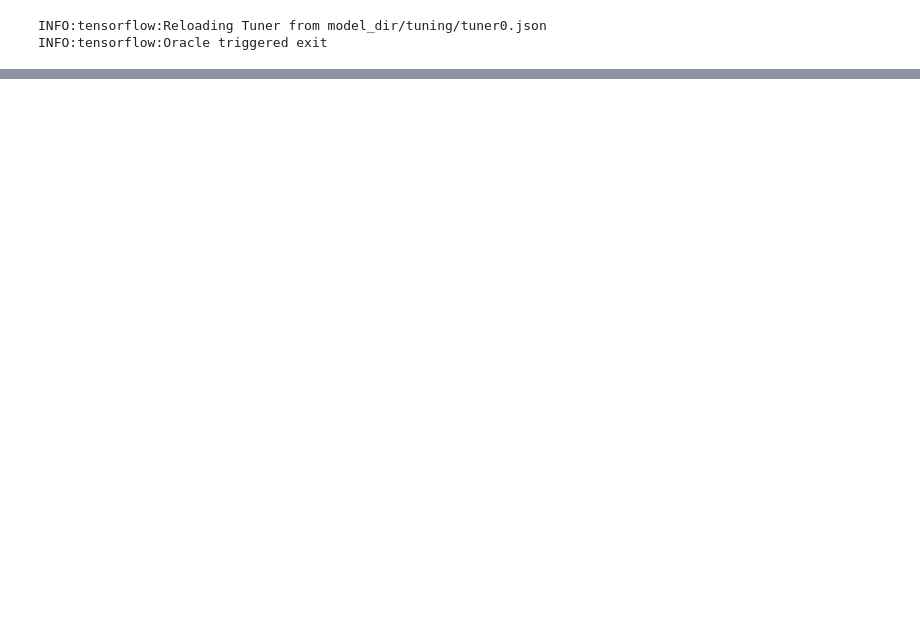
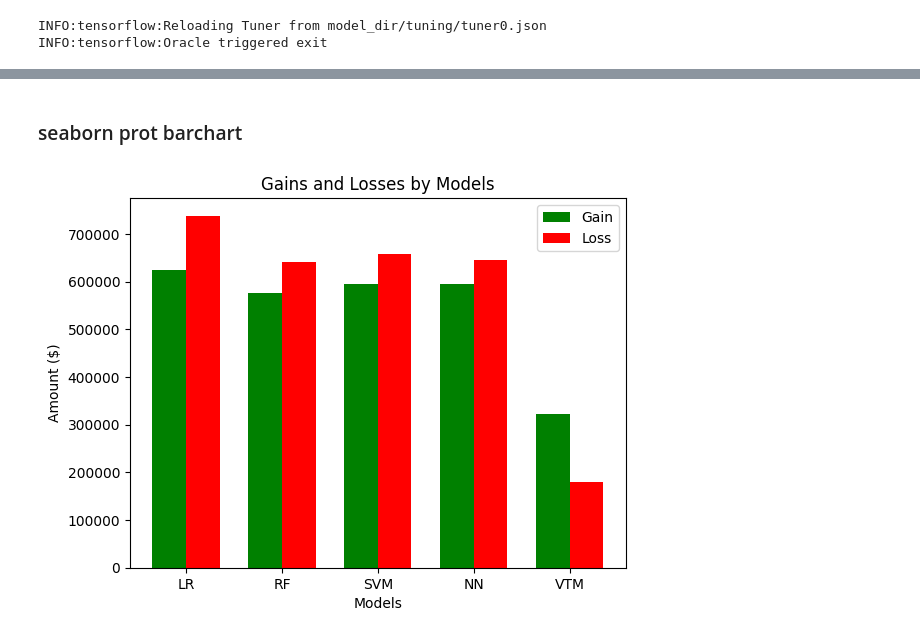
Before and after one commit to dbellenberg/CostSensitiveCreditRisk, a Jupyter notebook: final_project/merged_final_version/final_ml_project.ipynb, the cells around one changed output, grey strips where cells are left out. Drawn from its saved outputs; the diff is of its cells as text; code cells hidden in the pictures; blank space fills up the shorter version.

```diff
--- a/final_project/merged_final_version/final_ml_project.ipynb
+++ b/final_project/merged_final_version/final_ml_project.ipynb
@@ -750,0 +627,7 @@ Model Votes:
+# %%
+sample = X_test[6]  # Select the first sample from the test set
+
+# Use the voting function to predict the class of the sample
+model_probs = model_probabilities(models, sample.reshape(1, -1), threshold= 0.7)
+
+hlp.print_votes_and_prediction(model_probs, threshold=0.7)
@@ -832,7 +737,17 @@ find_optimal_threshold(models, X_test, y_test, start=0.7, stop=0.75, step=0.01)
 # %%
-exsp_profit, poss_profit, TP, FP = expected_profit(models, X_test, y_test, 0.75)
+exsp_profit, poss_profit, TP, FP, TN, FN = expected_profit(models, X_test, y_test, 0.75)
 
 print(f"Actual profit: {exsp_profit}$ / max. possible profit: {poss_profit}$ ({round((exsp_profit/poss_profit*100),2)}%)")
 #print TP and FP in fsting
 print(f"TP: {TP} / FP: {FP}")
+print(f"TN: {TN} / FN: {FN}")
+
+# Assuming you have the necessary values for TP, TN, FP, FN, and model
+metrics = calculate_metrics(TP, TN, FP, FN)
+
+#create fstring for metrics
+print(f"Accuracy: {metrics['accuracy']}")
+print(f"Recall: {metrics['recall']}")
+print(f"Precision: {metrics['precision']}")
+print(f"Profit: {calculate_profit(TP, FP)}$")
 # %% [output]
@@ -840,0 +834,34 @@ TP: 311 / FP: 48
+# %% [markdown]
+### seaborn prot barchart
+# %%
+import pandas as pd
+import matplotlib.pyplot as plt
+import numpy as np
+
+df['Gain'] = df['TP'] * 1000
+df['Loss'] = df['FP'] * 3000
+
+# Create a figure and a set of subplots
+fig, ax = plt.subplots()
+
+# Set bar width
+bar_width = 0.35
+
+# Position of bars on x-axis
+ind = np.arange(len(df['Model']))
+
+# Create bars
+gain_bars = ax.bar(ind - bar_width/2, df['Gain'], bar_width, label='Gain',color='g')
+loss_bars = ax.bar(ind + bar_width/2, df['Loss'], bar_width, label='Loss',color='r')
+
+ax.set_xlabel('Models')
+ax.set_ylabel('Amount ($)')
+ax.set_title('Gains and Losses by Models')
+ax.set_xticks(ind)
+ax.set_xticklabels(df['Model'])
+ax.legend()
+
+# Show the plot
+plt.show()
+# %% [output]
+[figure, added]
```
Also changed, not shown: parts of 54 cells of this notebook, 1 other file.
